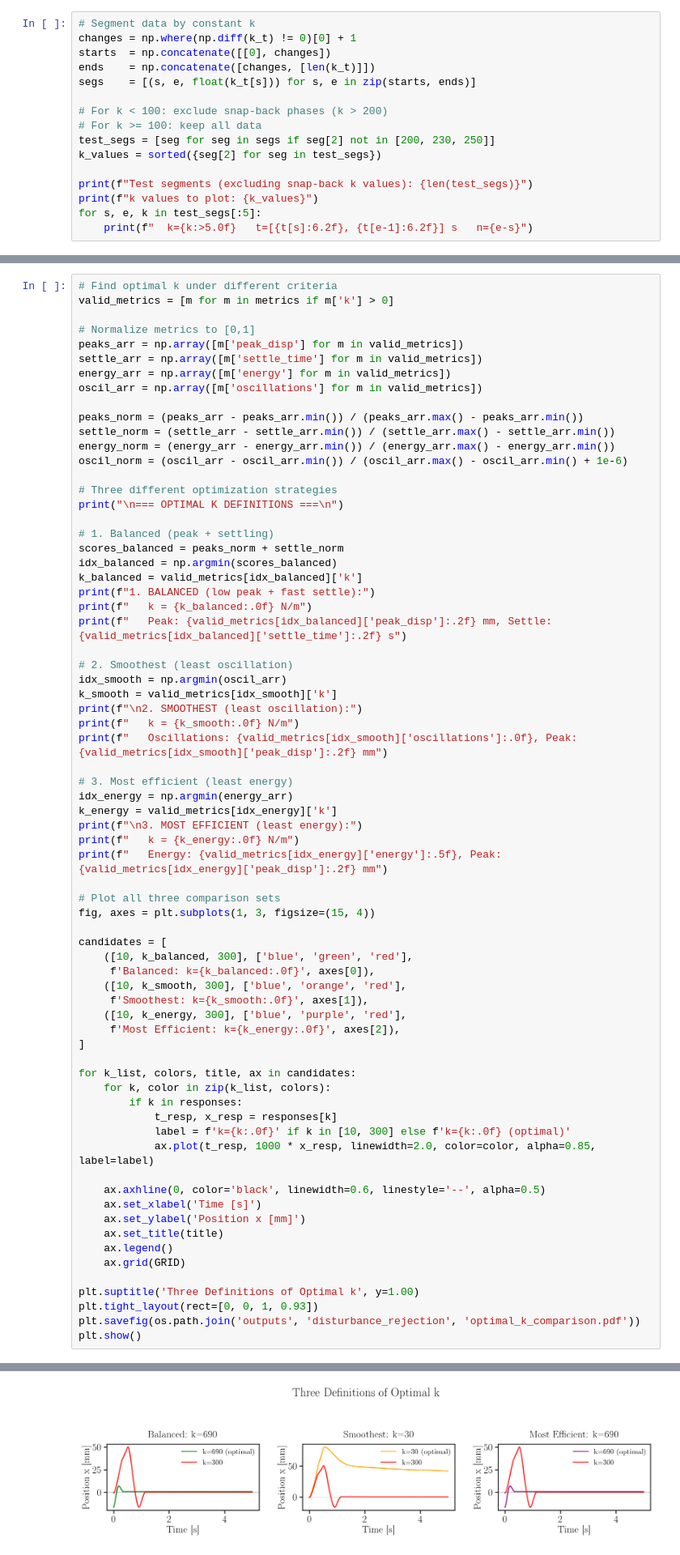
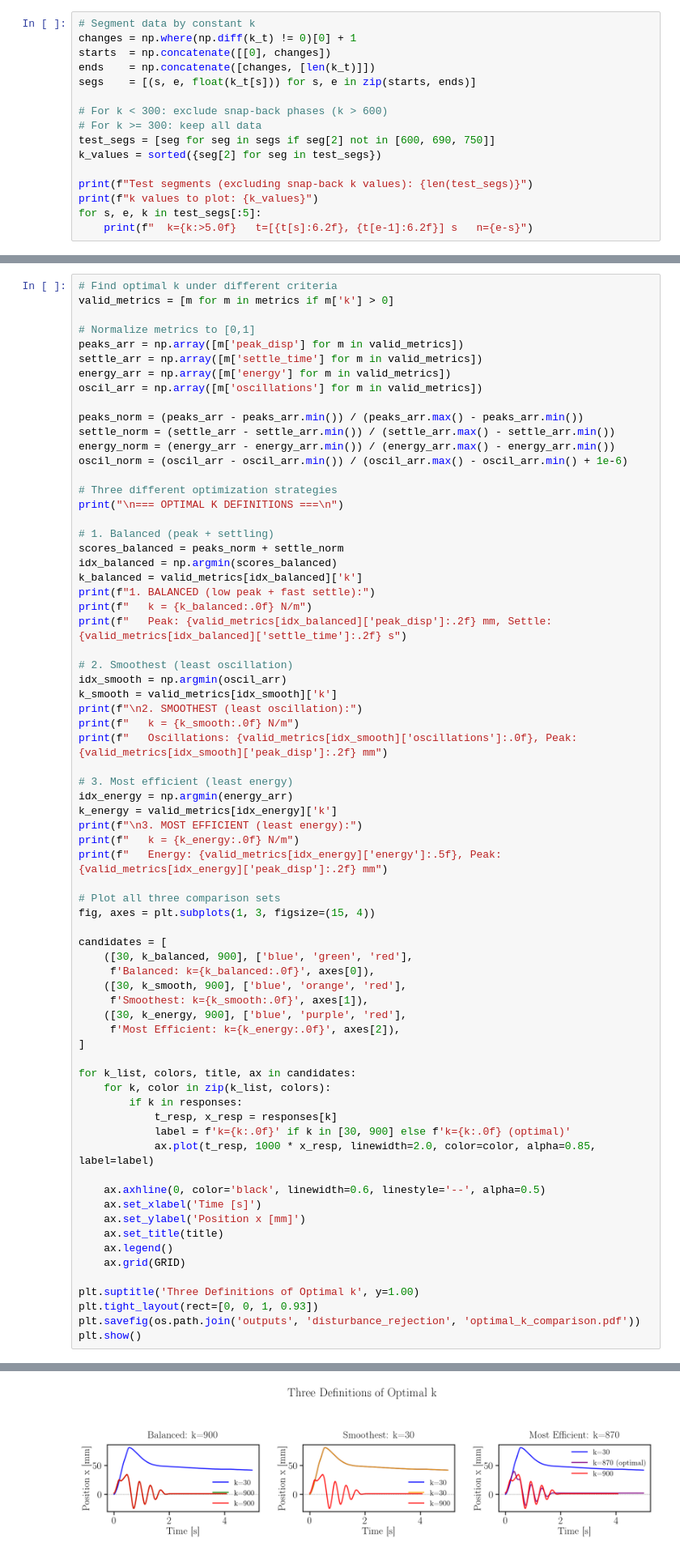
Before and after one commit to CREATE-Lab-EPFL/SoftVMC, a Jupyter notebook: LinearSpring/plot_disturbance.ipynb, the cells around one changed output, grey strips where cells are left out. Shown at 81% size. Drawn from its saved outputs; the diff is of its cells as text.

```diff
--- a/LinearSpring/plot_disturbance.ipynb
+++ b/LinearSpring/plot_disturbance.ipynb
@@ -70,9 +70,9 @@ starts  = np.concatenate([[0], changes])
 ends    = np.concatenate([changes, [len(k_t)]])
 segs    = [(s, e, float(k_t[s])) for s, e in zip(starts, ends)]
 
-# For k < 100: exclude snap-back phases (k > 200)
-# For k >= 100: keep all data
-test_segs = [seg for seg in segs if seg[2] not in [200, 230, 250]]
+# For k < 300: exclude snap-back phases (k > 600)
+# For k >= 300: keep all data
+test_segs = [seg for seg in segs if seg[2] not in [600, 690, 750]]
 k_values = sorted({seg[2] for seg in test_segs})
 
 print(f"Test segments (excluding snap-back k values): {len(test_segs)}")
@@ -296,11 +296,11 @@ print(f"   Energy: {valid_metrics[idx_energy]['energy']:.5f}, Peak: {valid_metri
 fig, axes = plt.subplots(1, 3, figsize=(15, 4))
 
 candidates = [
-    ([10, k_balanced, 300], ['blue', 'green', 'red'],
+    ([30, k_balanced, 900], ['blue', 'green', 'red'],
      f'Balanced: k={k_balanced:.0f}', axes[0]),
-    ([10, k_smooth, 300], ['blue', 'orange', 'red'],
+    ([30, k_smooth, 900], ['blue', 'orange', 'red'],
      f'Smoothest: k={k_smooth:.0f}', axes[1]),
-    ([10, k_energy, 300], ['blue', 'purple', 'red'],
+    ([30, k_energy, 900], ['blue', 'purple', 'red'],
      f'Most Efficient: k={k_energy:.0f}', axes[2]),
 ]
 
@@ -308,7 +308,7 @@ for k_list, colors, title, ax in candidates:
     for k, color in zip(k_list, colors):
         if k in responses:
             t_resp, x_resp = responses[k]
-            label = f'k={k:.0f}' if k in [10, 300] else f'k={k:.0f} (optimal)'
+            label = f'k={k:.0f}' if k in [30, 900] else f'k={k:.0f} (optimal)'
             ax.plot(t_resp, 1000 * x_resp, linewidth=2.0, color=color, alpha=0.85, label=label)
 
     ax.axhline(0, color='black', linewidth=0.6, linestyle='--', alpha=0.5)
@@ -339,4 +339,4 @@ plt.show()
-[figure, old version]
+[figure, new version]
 # %%
 ks = np.array([m['k'] for m in metrics])
 peaks = np.array([m['peak_disp'] for m in metrics])
```
Also changed, not shown: parts of 6 cells of this notebook, 15 other files.
